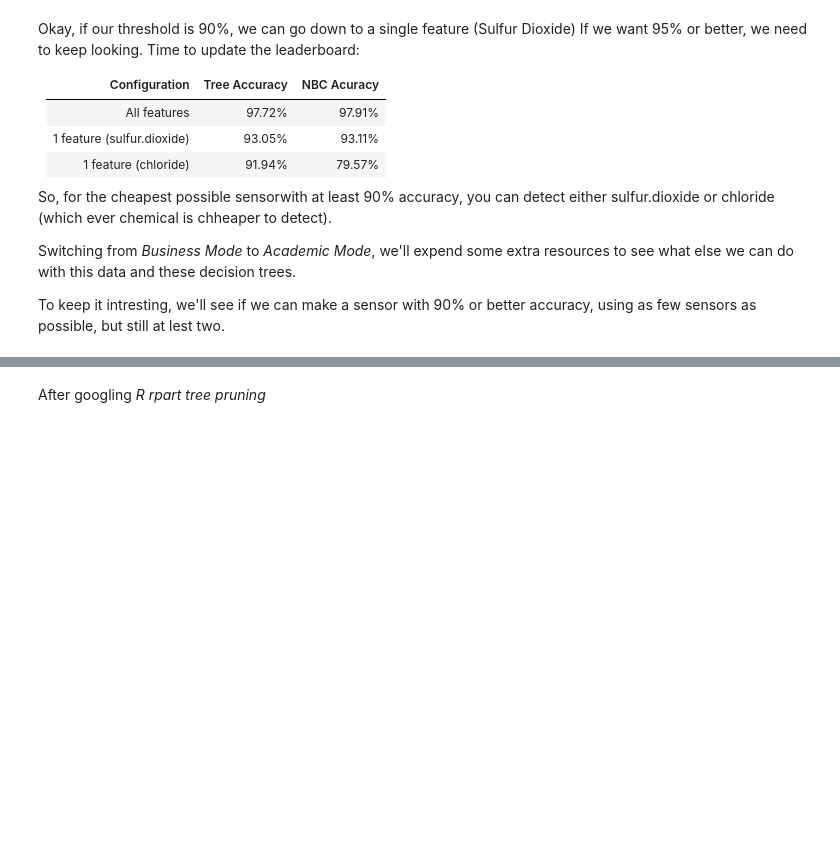
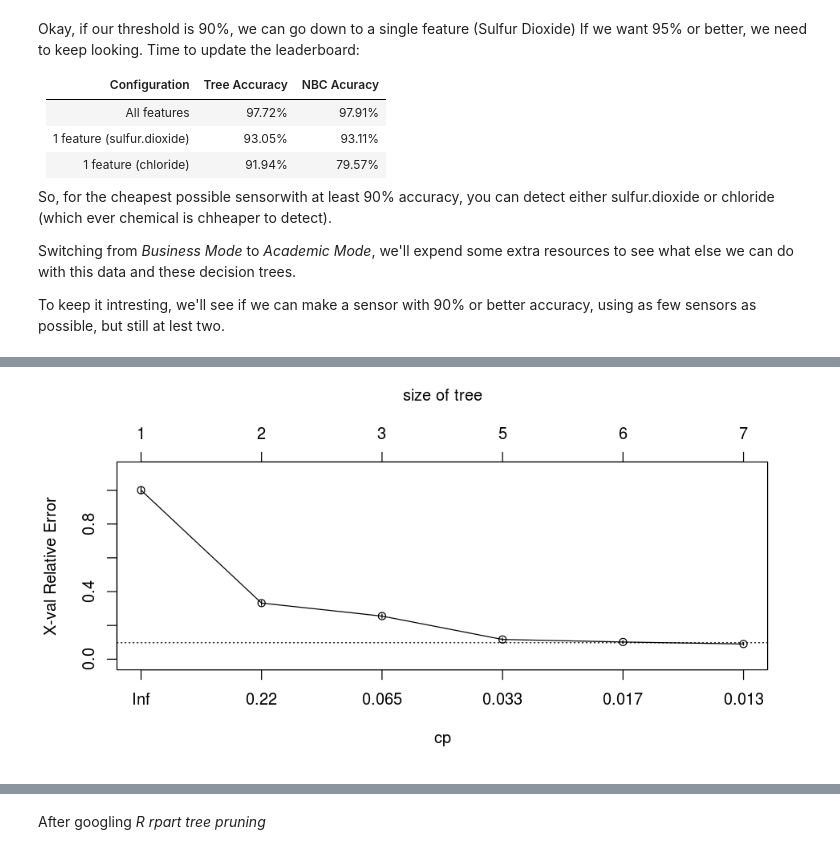
Before and after one commit to JingruWu10/UW_DataScience, a Jupyter notebook: Q3/HW02/HW02_wine_decisiontree.ipynb, the cells around one changed output, grey strips where cells are left out. Drawn from its saved outputs; the diff is of its cells as text; code cells hidden in the pictures; blank space fills up the shorter version.

```diff
--- a/Q3/HW02/HW02_wine_decisiontree.ipynb
+++ b/Q3/HW02/HW02_wine_decisiontree.ipynb
@@ -231,0 +195,3 @@ To keep it intresting, we'll see if we can make a sensor with 90% or better accu
+# %%
+fit <- rpart (Class ~ ., method="class", data=data)
+printcp (fit)
@@ -231,0 +216,5 @@ To keep it intresting, we'll see if we can make a sensor with 90% or better accu
+# %%
+options(repr.plot.width=8, repr.plot.height=4)
+plotcp(fit)
+# %% [output]
+[figure, added]
```
Also changed, not shown: parts of 43 cells of this notebook.
